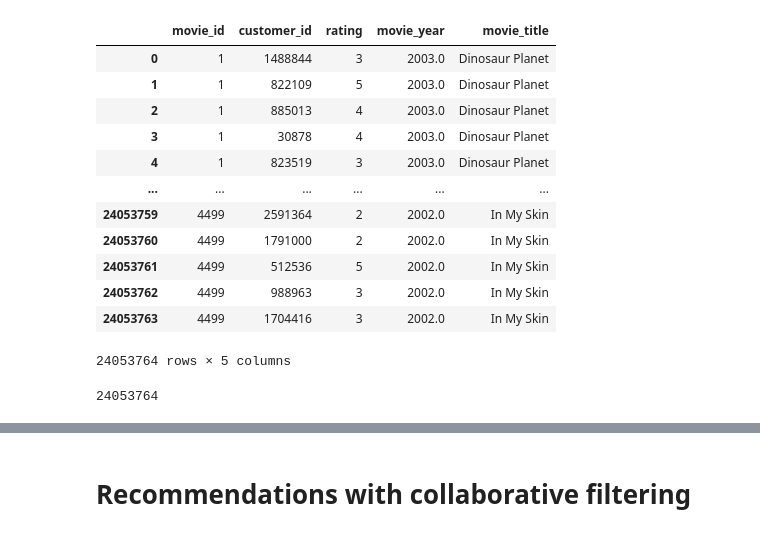
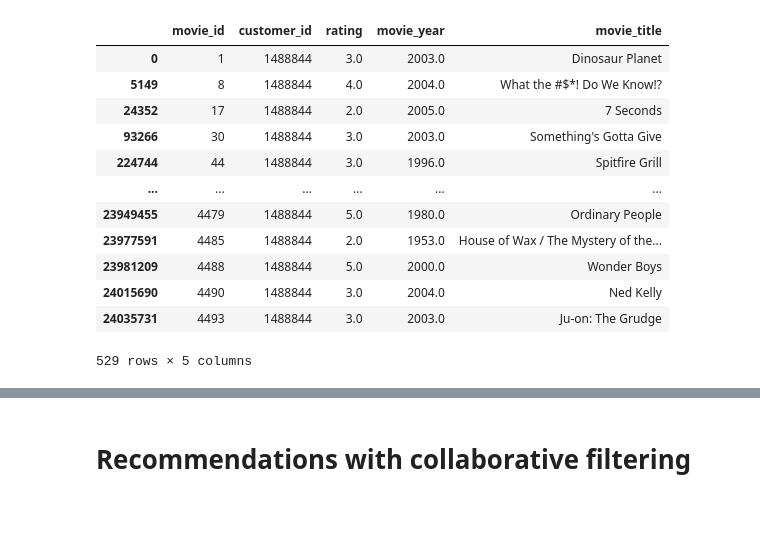
Before and after one commit to Ragnarstefanss/netflix-recommendation, a Jupyter notebook: main.ipynb, the cells around one changed output, grey strips where cells are left out. Drawn from its saved outputs; the diff is of its cells as text; code cells hidden in the pictures.

```diff
--- a/main.ipynb
+++ b/main.ipynb
@@ -32 +85,17 @@ df_movies
+# %%
+data_rating[data_rating["customer_id"] == 1488844].join(df_movies, on="movie_id")
+# %% [output]
+|  | movie_id | customer_id | rating | movie_year | movie_title |
+| 0 | 1 | 1488844 | 3.0 | 2003.0 | Dinosaur Planet |
+| 5149 | 8 | 1488844 | 4.0 | 2004.0 | What the #$*! Do We Know!? |
+| 24352 | 17 | 1488844 | 2.0 | 2005.0 | 7 Seconds |
+| 93266 | 30 | 1488844 | 3.0 | 2003.0 | Something's Gotta Give |
+| 224744 | 44 | 1488844 | 3.0 | 1996.0 | Spitfire Grill |
+| ... | ... | ... | ... | ... | ... |
+| 23949455 | 4479 | 1488844 | 5.0 | 1980.0 | Ordinary People |
+| 23977591 | 4485 | 1488844 | 2.0 | 1953.0 | House of Wax / The Mystery of the... |
+| 23981209 | 4488 | 1488844 | 5.0 | 2000.0 | Wonder Boys |
+| 24015690 | 4490 | 1488844 | 3.0 | 2004.0 | Ned Kelly |
+| 24035731 | 4493 | 1488844 | 3.0 | 2003.0 | Ju-on: The Grudge |
+529 rows × 5 columns
 # %%
@@ -68,20 +135,0 @@ data_rating_and_movie = data.merge(df_movies, on="movie_id", how="inner")
-# %%
-data_rating_and_movie
-# %% [output]
-|  | movie_id | customer_id | rating | movie_year | movie_title |
-| 0 | 1 | 1488844 | 3 | 2003.0 | Dinosaur Planet |
-| 1 | 1 | 822109 | 5 | 2003.0 | Dinosaur Planet |
-| 2 | 1 | 885013 | 4 | 2003.0 | Dinosaur Planet |
-| 3 | 1 | 30878 | 4 | 2003.0 | Dinosaur Planet |
-| 4 | 1 | 823519 | 3 | 2003.0 | Dinosaur Planet |
-| ... | ... | ... | ... | ... | ... |
-| 24053759 | 4499 | 2591364 | 2 | 2002.0 | In My Skin |
-| 24053760 | 4499 | 1791000 | 2 | 2002.0 | In My Skin |
-| 24053761 | 4499 | 512536 | 5 | 2002.0 | In My Skin |
-| 24053762 | 4499 | 988963 | 3 | 2002.0 | In My Skin |
-| 24053763 | 4499 | 1704416 | 3 | 2002.0 | In My Skin |
-24053764 rows × 5 columns
-# %%
-print(len(data))
-# %% [output]
-24053764
```
Also changed, not shown: parts of 33 cells of this notebook.
